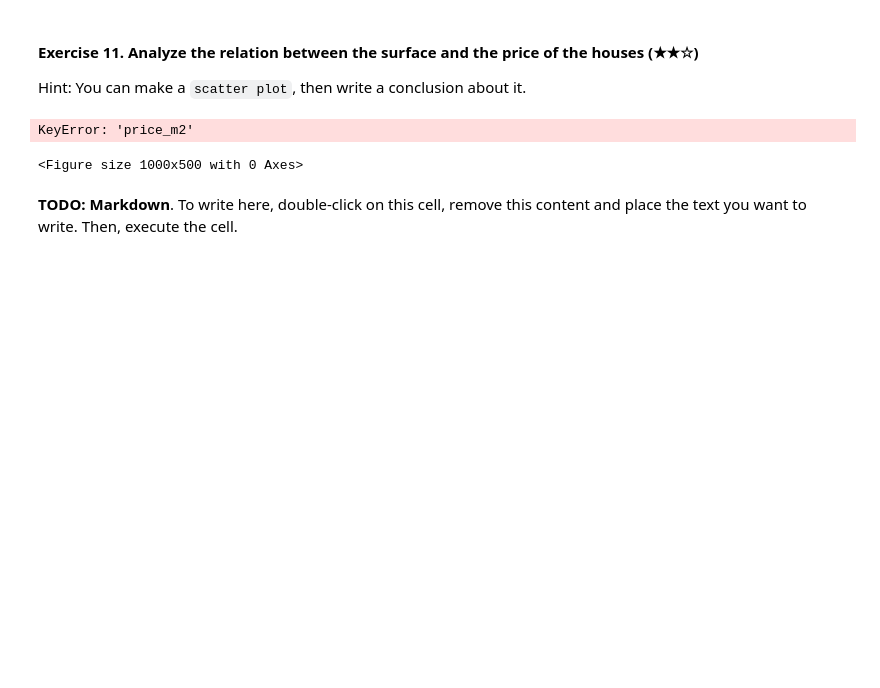
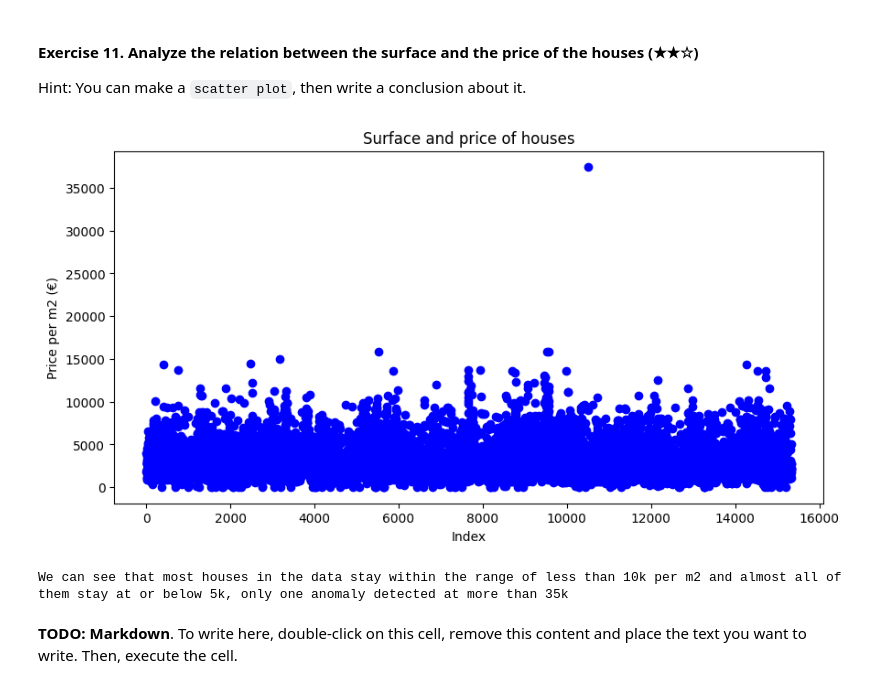
Before and after one commit to GinoTD/ginotomasd-realestate-datacleanup-exercise, a Jupyter notebook: project.ipynb, the cells around one changed output. Cells and saved outputs as stored; diff of their text form; code cells hidden in the pictures; blank space fills up the shorter version.

```diff
--- a/project.ipynb
+++ b/project.ipynb
@@ -241,18 +241,18 @@ Hint: You can make a `scatter plot`, then write a conclusion about it.
 # %%
 # TODO: Code
 plt.figure(figsize = (10, 5))
 
-plt.scatter(ds.index, ds['price_m2'], color='blue')
+plt.scatter(ds.index, ds['pps'], color='blue')
 
 plt.title("Surface and price of houses")
 plt.xlabel("Index")
 plt.ylabel("Price per m2 (€)")
 plt.show()
 
 print("We can see that most houses in the data stay within the range of less than 10k per m2 and almost all of them stay at or below 5k, only one anomaly detected at more than 35k")
 # %% [output]
+[figure, added]
-KeyError: 'price_m2'
+We can see that most houses in the data stay within the range of less than 10k per m2 and almost all of them stay at or below 5k, only one anomaly detected at more than 35k
-<Figure size 1000x500 with 0 Axes>
 # %% [markdown]
 **TODO: Markdown**. To write here, double-click on this cell, remove this content and place the text you want to write. Then, execute the cell.
 # %% [markdown]
```
Also changed, not shown: parts of 2 cells of this notebook.
